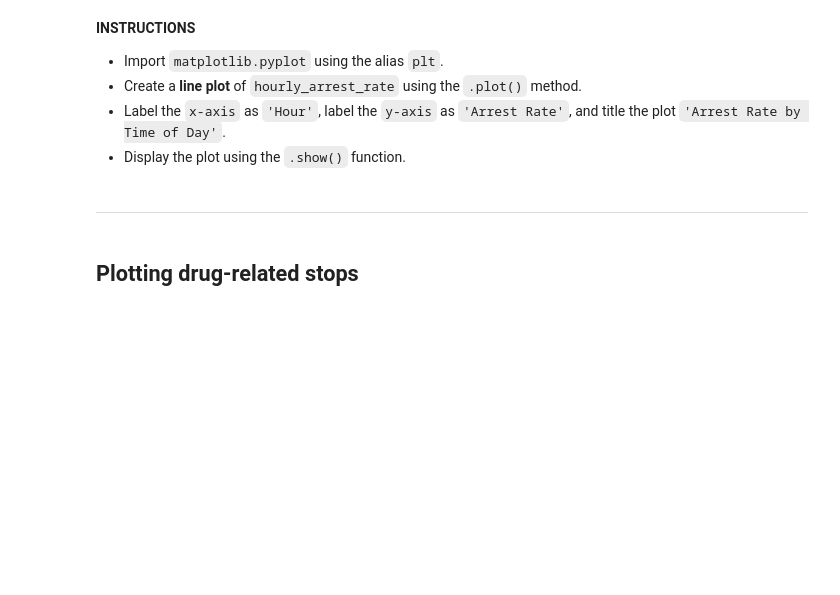
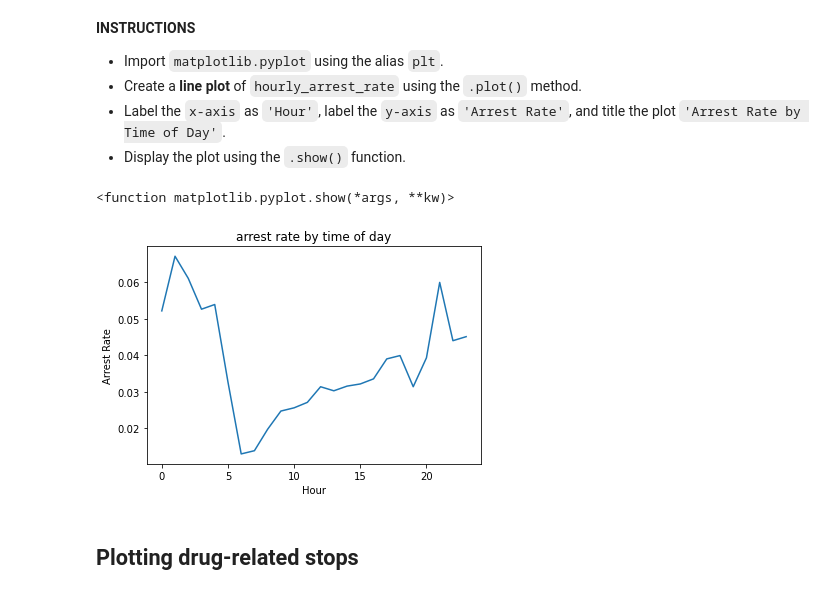
Before and after one commit to idenw/Statistics-Data-Analysis-with-Python-Data-Visualization-with-Python, a Jupyter notebook: 01-EU_DS_DAPy_M1-(TrafficPoliceStops)/03-visual-exploratory-data-analysis(Student).ipynb, the cells around one changed output. Drawn from its saved outputs; the diff is of its cells as text; code cells hidden in the pictures; blank space fills up the shorter version.

```diff
--- a/01-EU_DS_DAPy_M1-(TrafficPoliceStops)/03-visual-exploratory-data-analysis(Student).ipynb
+++ b/01-EU_DS_DAPy_M1-(TrafficPoliceStops)/03-visual-exploratory-data-analysis(Student).ipynb
@@ -20,6 +20,19 @@ First, you'll calculate the arrest rate across all stops. Then, you'll calculate
 ``23 = 11 PM``
 # %% [markdown]
 > Before starting your work in this section **repeat the steps which you did in the first chapter for preparing the data.** Continue to this chapter based on where you were in the end of the first chapter.
+# %%
+import pandas as pd
+#ri = pd.read_csv('RI_cleaned.csv', nrows=50000)
+ri = pd.read_csv('RI_cleaned.csv')
+drop_columns=["state", "county_name", "county_fips", "fine_grained_location"]
+ri.drop(drop_columns, axis='columns', inplace=True)
+ri.dropna(subset=['driver_gender'], inplace=True)
+ri['is_arrested'] = ri.is_arrested.astype('bool')
+combined = ri.stop_date.str.cat(ri.stop_time, sep=' ')
+ri['stop_datetime'] = pd.to_datetime(combined)
+ri.drop(["stop_date", "stop_time"], axis='columns', inplace=True)
+ri["date_time"]=ri.stop_datetime   #this column an additional one created by richard.
+ri.set_index('stop_datetime', inplace=True)
 # %% [markdown]
 **INSTRUCTIONS**
 
@@ -30,0 +79,2 @@ First, you'll calculate the arrest rate across all stops. Then, you'll calculate
+# %%
+hourly_arrest_rate = ri.groupby(ri.index.hour).is_arrested.mean()
@@ -41,5 +147,3 @@ This plot should help you to spot some trends that may not have been obvious whe
 *   Create a **line plot** of ``hourly_arrest_rate`` using the ``.plot()`` method.
 *   Label the ``x-axis`` as ``'Hour'``, label the ``y-axis`` as ``'Arrest Rate'``, and title the plot ``'Arrest Rate by Time of Day'``.
 *   Display the plot using the ``.show()`` function.
-# %% [markdown]
-***
@@ -46,3 +152,12 @@ This plot should help you to spot some trends that may not have been obvious whe
+# %%
+hourly_arrest_rate.plot()
+plt.xlabel("Hour")
+plt.ylabel("Arrest Rate")
+plt.title("arrest rate by time of day")
+plt.show
+# %% [output]
+<function matplotlib.pyplot.show(*args, **kw)>
+[figure, added]
 # %% [markdown]
 ## Plotting drug-related stops
 # %% [markdown]
```
Also changed, not shown: parts of 49 cells of this notebook, 1 other file.
